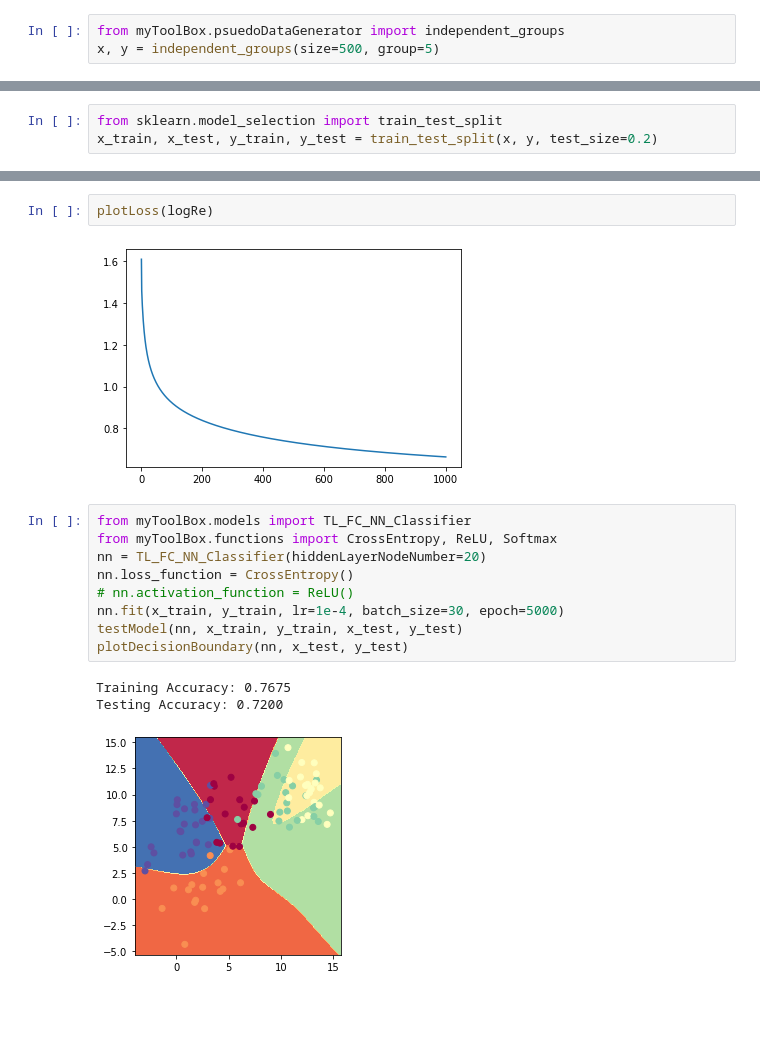
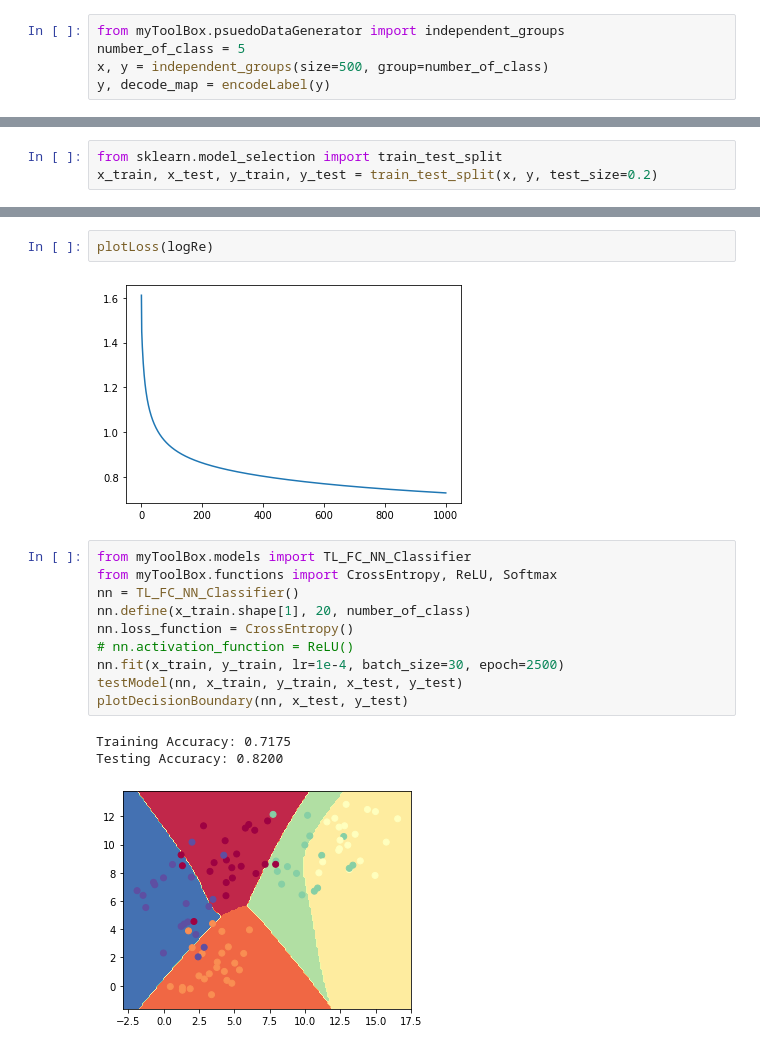
Before and after one commit to Jamison-Chen/DataScience, a Jupyter notebook: main.ipynb, the cells around one changed output, grey strips where cells are left out. Cells and saved outputs as stored; diff of their text form; blank space fills up the shorter version.

Commit message:
See detail 1. Move the encode function from inside model to utils package. 2. Implement save and load functions for tlfcnn classifier.

```diff
--- a/main.ipynb
+++ b/main.ipynb
@@ -3,4 +3,6 @@ from myToolBox.utils import testModel, plotDecisionBoundary, plotLoss
 # %%
 from myToolBox.psuedoDataGenerator import independent_groups
-x, y = independent_groups(size=500, group=5)
+number_of_class = 5
+x, y = independent_groups(size=500, group=number_of_class)
+y, decode_map = encodeLabel(y)
 # %% [output]
@@ -75,20 +77,21 @@ Testing Accuracy: 0.7000
 # %%
 plotLoss(logRe)
 # %% [output]
-[figure, old version]
+[figure, new version]
 # %%
 from myToolBox.models import TL_FC_NN_Classifier
 from myToolBox.functions import CrossEntropy, ReLU, Softmax
-nn = TL_FC_NN_Classifier(hiddenLayerNodeNumber=20)
+nn = TL_FC_NN_Classifier()
+nn.define(x_train.shape[1], 20, number_of_class)
 nn.loss_function = CrossEntropy()
 # nn.activation_function = ReLU()
-nn.fit(x_train, y_train, lr=1e-4, batch_size=30, epoch=5000)
+nn.fit(x_train, y_train, lr=1e-4, batch_size=30, epoch=2500)
 testModel(nn, x_train, y_train, x_test, y_test)
 plotDecisionBoundary(nn, x_test, y_test)
 # %% [output]
-Training Accuracy: 0.7675
-Testing Accuracy: 0.7200
+Training Accuracy: 0.7175
+Testing Accuracy: 0.8200
-[figure, old version]
+[figure, new version]
 # %%
 plotLoss(nn)
 # %% [output]
```
Also changed, not shown: parts of 13 cells of this notebook, 4 other files.
